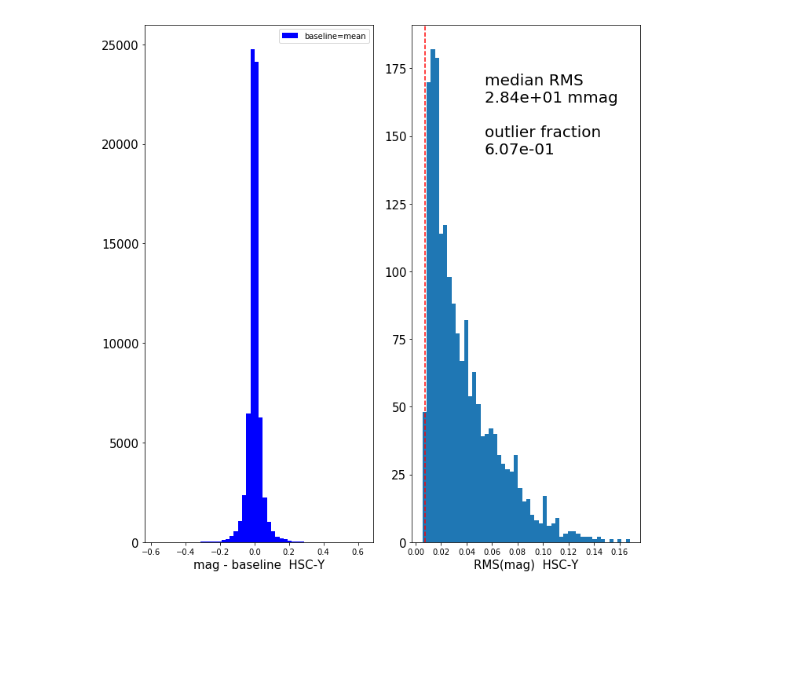
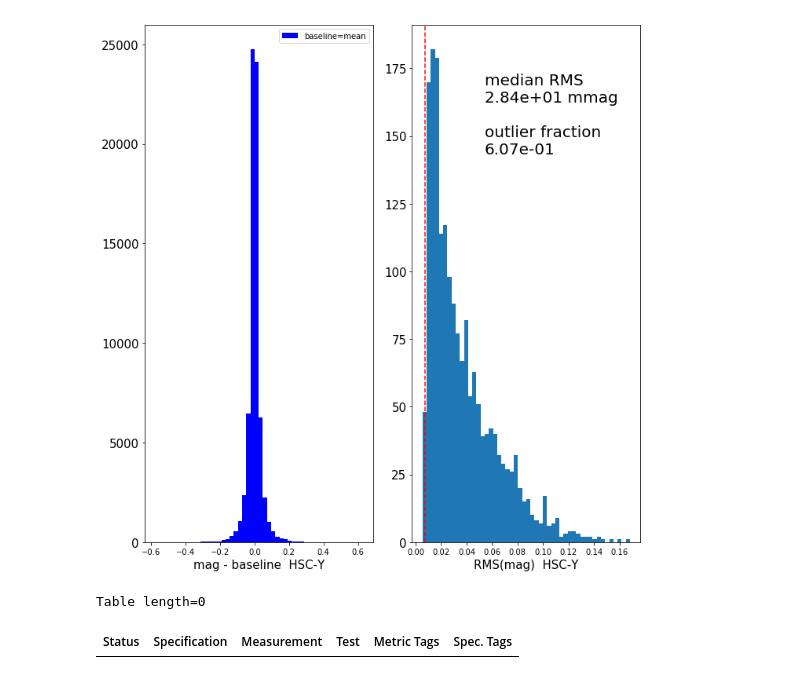
Before and after one commit to lsst-com/requirements_notebooks, a Jupyter notebook: TestCases/hsc_photometric_repeatability.ipynb, the cells around one changed output. Cells and saved outputs as stored; diff of their text form; code cells hidden in the pictures; blank space fills up the shorter version.

```diff
--- a/TestCases/hsc_photometric_repeatability.ipynb
+++ b/TestCases/hsc_photometric_repeatability.ipynb
@@ -661,6 +664,9 @@ pf1 = 0.1
 # %%
 median_rms = {}
 outlier_frac = {}
+
+measurement_list = []
+
 for bp in bp_list:
     mag_scatter = []
     mag_coadd_scatter = []
@@ -704,6 +710,19 @@ for bp in bp_list:
     outliers = np.where(mag_rms>pa2_limit[bp])
     outlier_frac[bp] = len(outliers[0])/len(mag_rms)
 
+    if bp in 'uzy':
+        pa_tag = 'uzy'
+    else:
+        pa_tag = 'gri'
+    meas_pa1 = lsst_verify.Measurement('photometric_repeatability.PA1%s' % pa_tag,
+                                       np.median(mag_rms)*astropy_units.mag, notes={'bandpass': bp})
+    meas_pf1 = lsst_verify.Measurement('photometric_repeatability.PF1',
+                                       np.sum(mag_rms>pa2_limit[bp])/len(mag_rms),
+                                       notes={'bandpass': bp})
+
+    measurement_list.append(meas_pa1)
+    #measurement_list.append(meas_pf1)
+
     xcoord = mag_rms.min()+0.3*(mag_rms.max()-mag_rms.min())
     ycoord = plt.ylim()[0]+0.75*(plt.ylim()[1]-plt.ylim()[0])
     plt.text(xcoord,ycoord,'median RMS\n%.2e mmag\n\noutlier fraction\n%.2e' %
@@ -716,3 +735,12 @@ for bp in bp_list:
 [figure]
 [figure]
 [figure]
+# %%
+job = lsst_verify.Job(metrics=metric_set, specs=spec_set)
+for m in measurement_list:
+    job.measurements.insert(m)
+# %%
+job.report().show()
+# %% [output]
+Table length=0
+| Status | Specification | Measurement | Test | Metric Tags | Spec. Tags |
```
Also changed, not shown: parts of 10 cells of this notebook.
